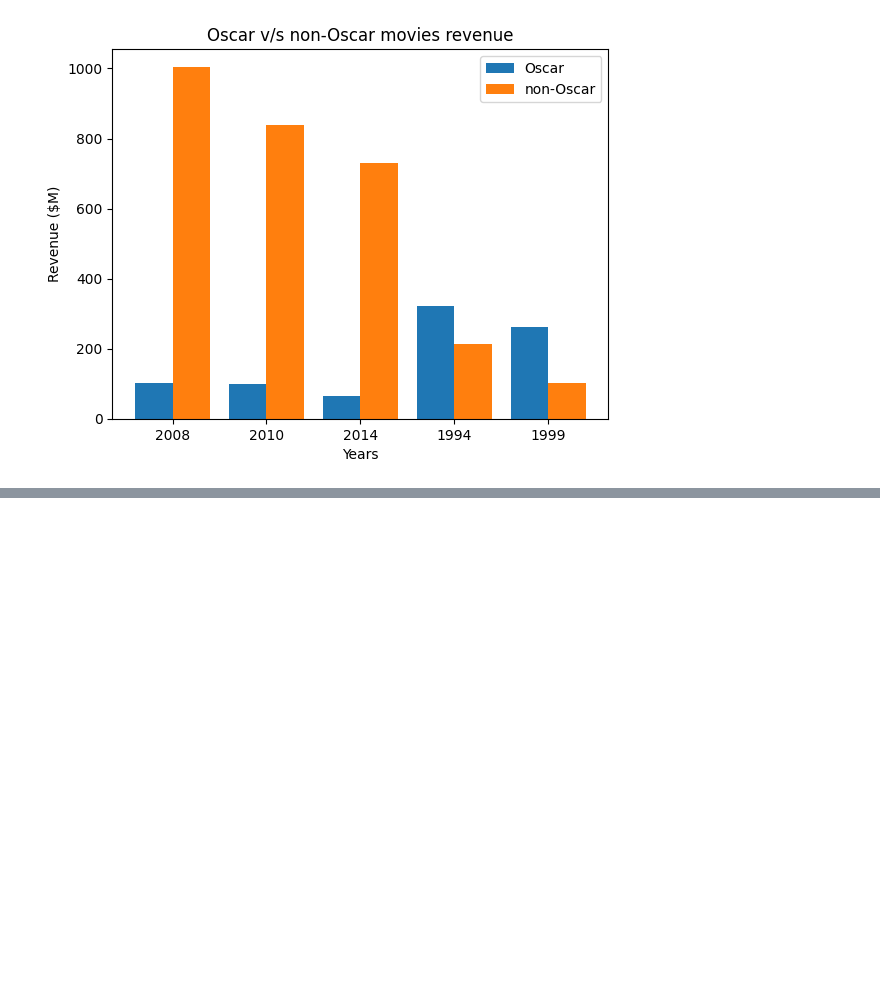
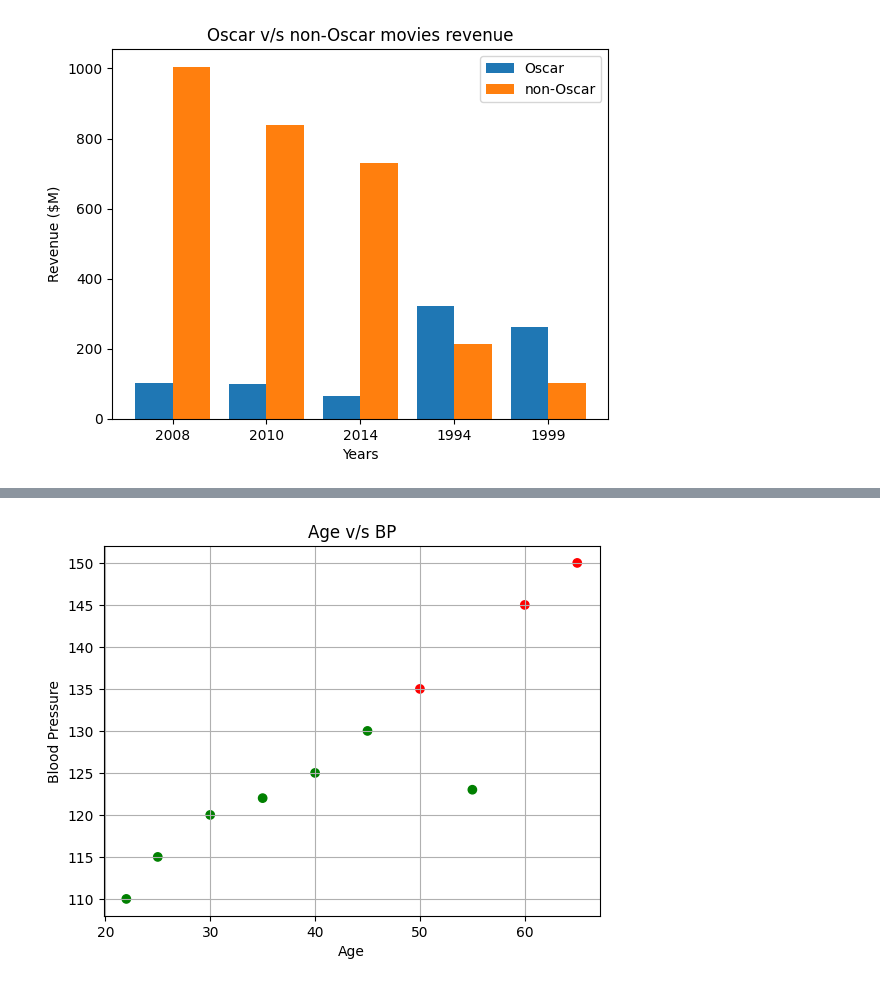
Before and after one commit to Shaik-Khaja-byte/AI-ML-Journey, a Jupyter notebook: Data Visualisation/part1.ipynb, the cells around one changed output, grey strips where cells are left out. Drawn from its saved outputs; the diff is of its cells as text; code cells hidden in the pictures; blank space fills up the shorter version.

```diff
--- a/Data Visualisation/part1.ipynb
+++ b/Data Visualisation/part1.ipynb
@@ -332,0 +379,20 @@ plt.show()
+# %%
+# changing color based on some condition : safe or high risk
+
+people = ["Person A", "Person B", "Person C", "Person D", "Person E",
+          "Person F", "Person G", "Person H", "Person I", "Person J"]
+
+age = [22, 25, 30, 35, 40, 45, 50, 55, 60, 65]
+
+blood_pressure = [110, 115, 120, 122, 125, 130, 135, 123, 145, 150]
+
+color = ["green" if x < 135 else "red" for x in blood_pressure]
+
+plt.scatter(age, blood_pressure, color=color)
+plt.title("Age v/s BP")
+plt.xlabel("Age")
+plt.ylabel("Blood Pressure")
+plt.grid()
+plt.show()
+# %% [output]
+[figure, added]
```
Also changed, not shown: parts of 17 cells of this notebook.
